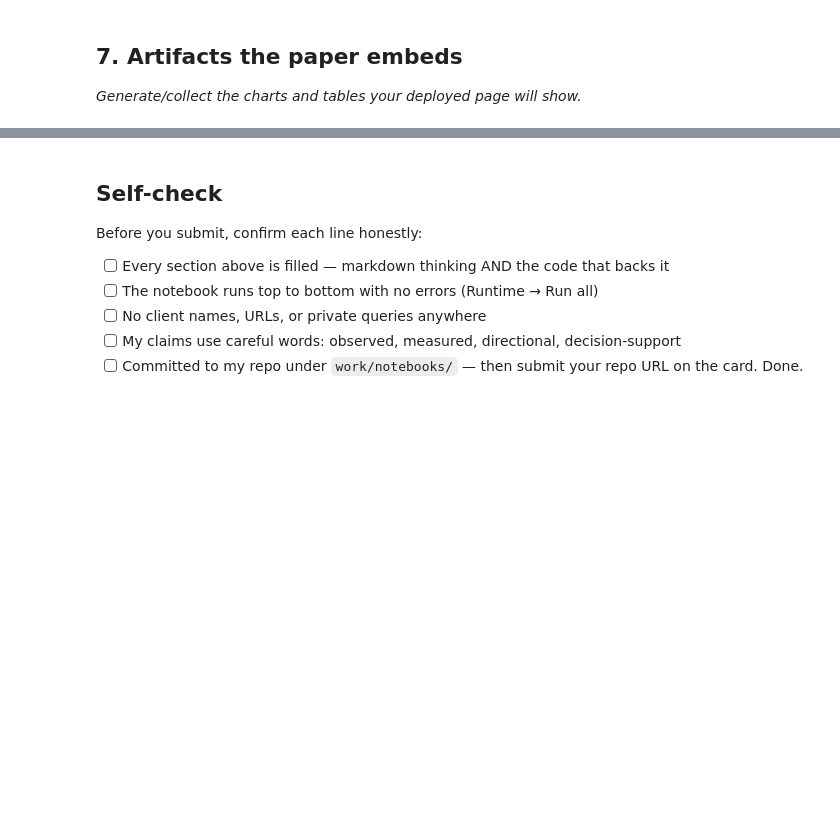
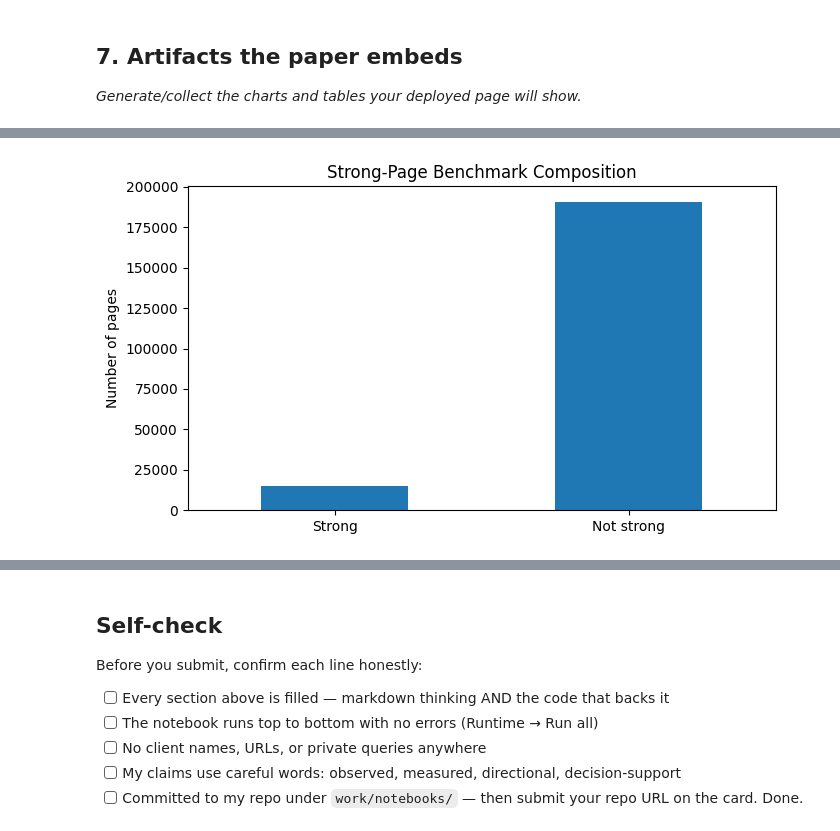
Before and after one commit to russelfordguinoo-oss/Russel-Repository-, a Jupyter notebook: work/notebooks/capstone.ipynb, the cells around one changed output, grey strips where cells are left out. Cells and saved outputs as stored; diff of their text form; code cells hidden in the pictures; blank space fills up the shorter version.

```diff
--- a/work/notebooks/capstone.ipynb
+++ b/work/notebooks/capstone.ipynb
@@ -1040,0 +965,19 @@ False Negative  navigational      3
+# %%
+benchmark_counts = pd.Series({
+    "Strong": int(full_df["is_strong"].sum()),
+    "Not strong": int((~full_df["is_strong"]).sum())
+})
+
+ax = benchmark_counts.plot(
+    kind="bar",
+    figsize=(7, 4)
+)
+
+ax.set_title("Strong-Page Benchmark Composition")
+ax.set_ylabel("Number of pages")
+ax.set_xlabel("")
+plt.xticks(rotation=0)
+plt.tight_layout()
+plt.show()
+# %% [output]
+[figure, added]
```
Also changed, not shown: parts of 90 cells of this notebook.
